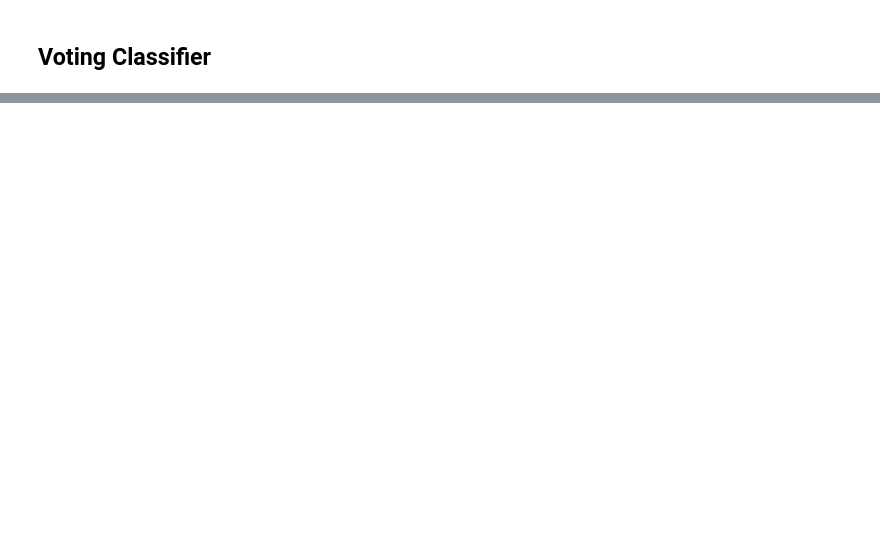
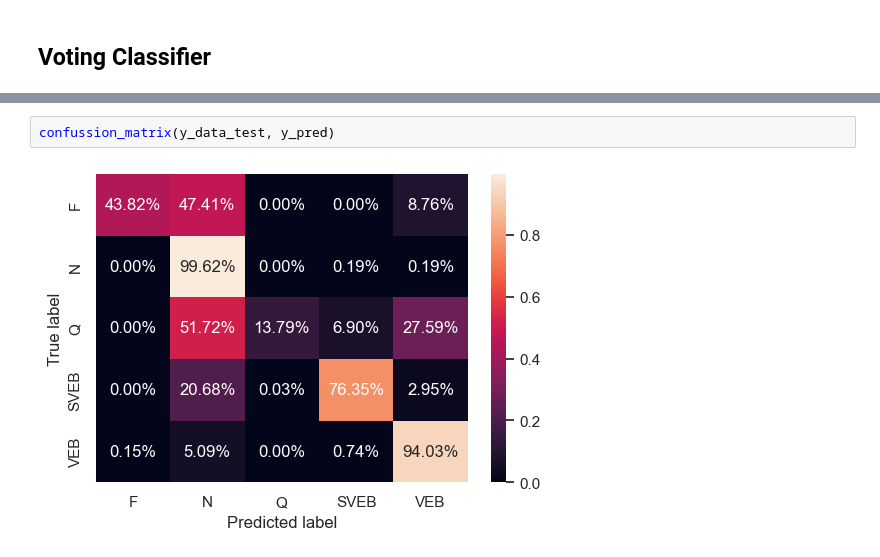
Before and after one commit to a-smaruj/ML_Project_Arrhythmia_Classification, a Jupyter notebook: main.ipynb, the cells around one changed output, grey strips where cells are left out. Drawn from its saved outputs; the diff is of its cells as text; blank space fills up the shorter version.

```diff
--- a/main.ipynb
+++ b/main.ipynb
@@ -765,0 +873,4 @@ confussion_matrix(y_data_test, y_pred)
+# %%
+confussion_matrix(y_data_test, y_pred)
+# %% [output]
+[figure, added]
```
Also changed, not shown: parts of 41 cells of this notebook, 1 other file.
